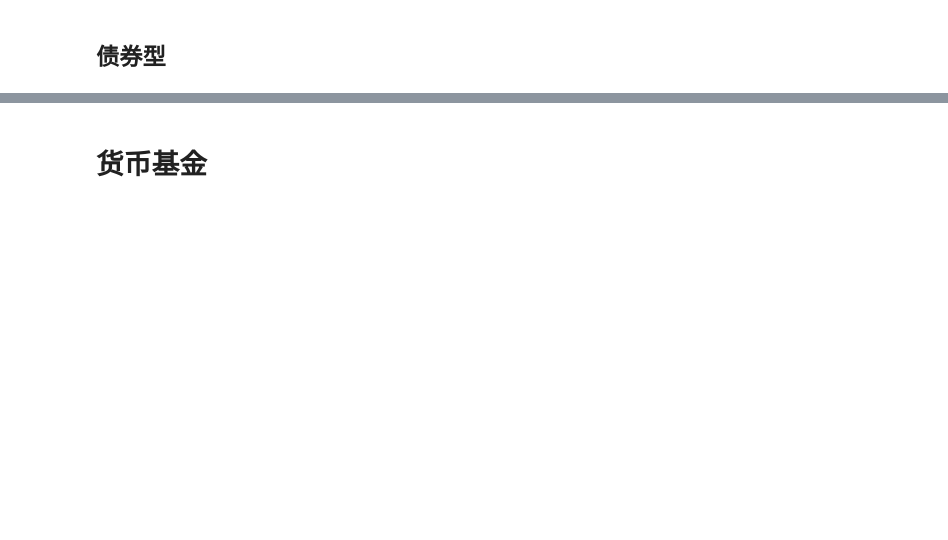
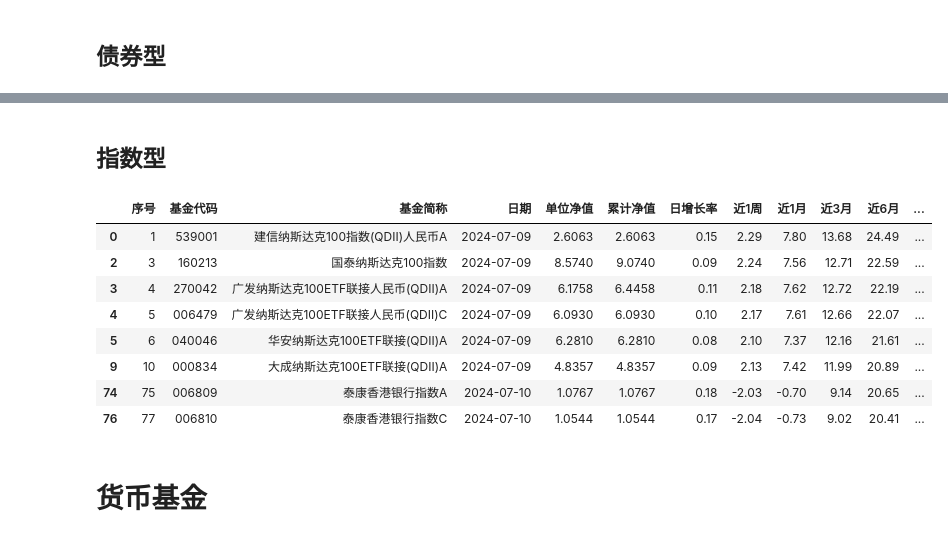
Before and after one commit to iridescentGray/self-learn-python-project, a Jupyter notebook: finance/akshare_demo/choose_fund.ipynb, the cells around one changed output, grey strips where cells are left out. Cells and saved outputs as stored; diff of their text form; code cells hidden in the pictures; blank space fills up the shorter version.

```diff
--- a/finance/akshare_demo/choose_fund.ipynb
+++ b/finance/akshare_demo/choose_fund.ipynb
@@ -75,3 +74,17 @@ and_filter_fund(ak.fund_open_fund_rank_em(symbol="债券型"), 150)
+# %% [markdown]
+## 指数型
+# %%
+and_filter_fund(ak.fund_open_fund_rank_em(symbol="指数型"), 80)
+# %% [output]
+|  | 序号 | 基金代码 | 基金简称 | 日期 | 单位净值 | 累计净值 | 日增长率 | 近1周 | 近1月 | 近3月 | 近6月 | ... |
+| 0 | 1 | 539001 | 建信纳斯达克100指数(QDII)人民币A | 2024-07-09 | 2.6063 | 2.6063 | 0.15 | 2.29 | 7.80 | 13.68 | 24.49 | ... |
+| 2 | 3 | 160213 | 国泰纳斯达克100指数 | 2024-07-09 | 8.5740 | 9.0740 | 0.09 | 2.24 | 7.56 | 12.71 | 22.59 | ... |
+| 3 | 4 | 270042 | 广发纳斯达克100ETF联接人民币(QDII)A | 2024-07-09 | 6.1758 | 6.4458 | 0.11 | 2.18 | 7.62 | 12.72 | 22.19 | ... |
+| 4 | 5 | 006479 | 广发纳斯达克100ETF联接人民币(QDII)C | 2024-07-09 | 6.0930 | 6.0930 | 0.10 | 2.17 | 7.61 | 12.66 | 22.07 | ... |
+| 5 | 6 | 040046 | 华安纳斯达克100ETF联接(QDII)A | 2024-07-09 | 6.2810 | 6.2810 | 0.08 | 2.10 | 7.37 | 12.16 | 21.61 | ... |
+| 9 | 10 | 000834 | 大成纳斯达克100ETF联接(QDII)A | 2024-07-09 | 4.8357 | 4.8357 | 0.09 | 2.13 | 7.42 | 11.99 | 20.89 | ... |
+| 74 | 75 | 006809 | 泰康香港银行指数A | 2024-07-10 | 1.0767 | 1.0767 | 0.18 | -2.03 | -0.70 | 9.14 | 20.65 | ... |
+| 76 | 77 | 006810 | 泰康香港银行指数C | 2024-07-10 | 1.0544 | 1.0544 | 0.17 | -2.04 | -0.73 | 9.02 | 20.41 | ... |
 # %% [markdown]
 # 货币基金
 # %%
```
Also changed, not shown: parts of 6 cells of this notebook.
